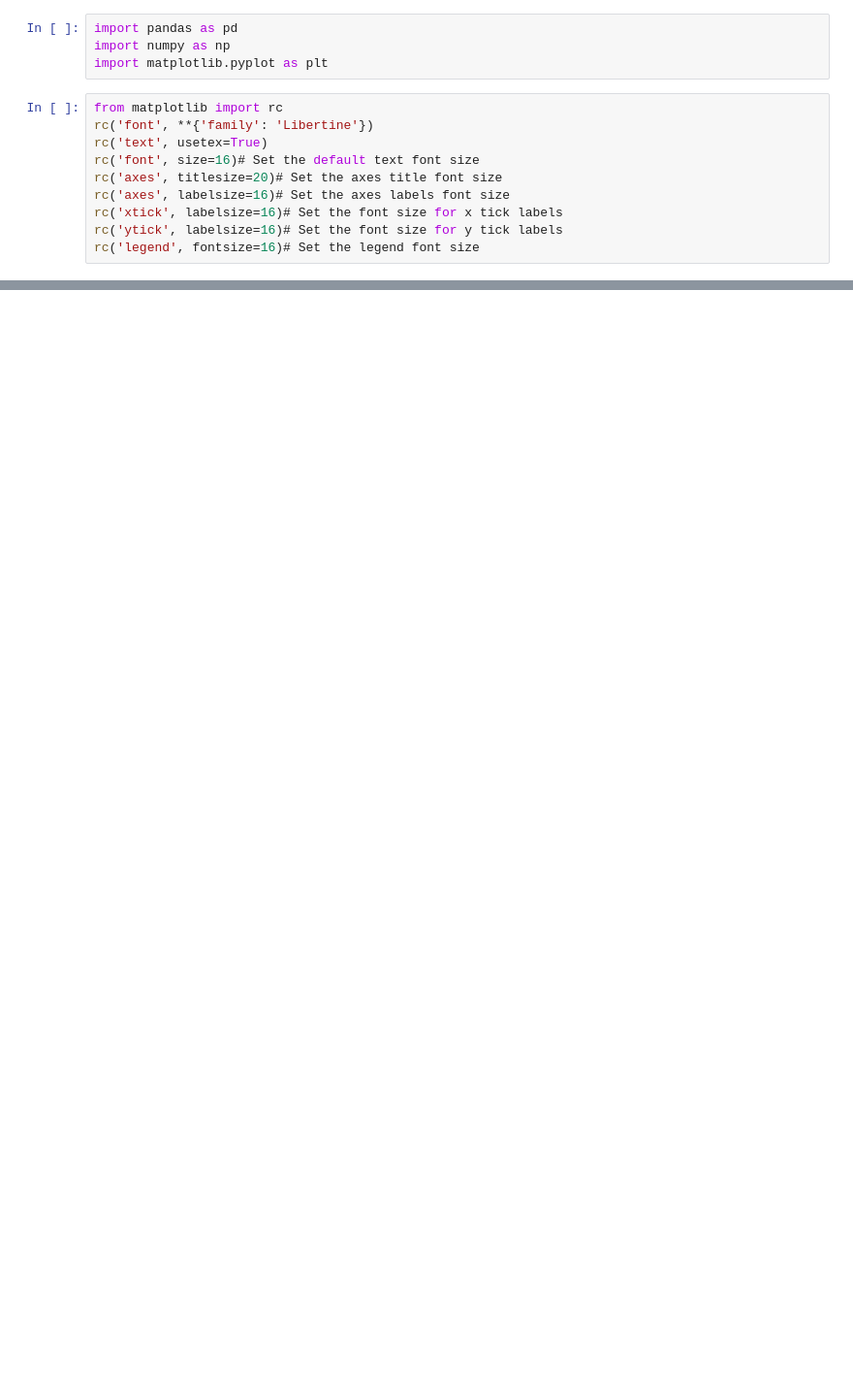
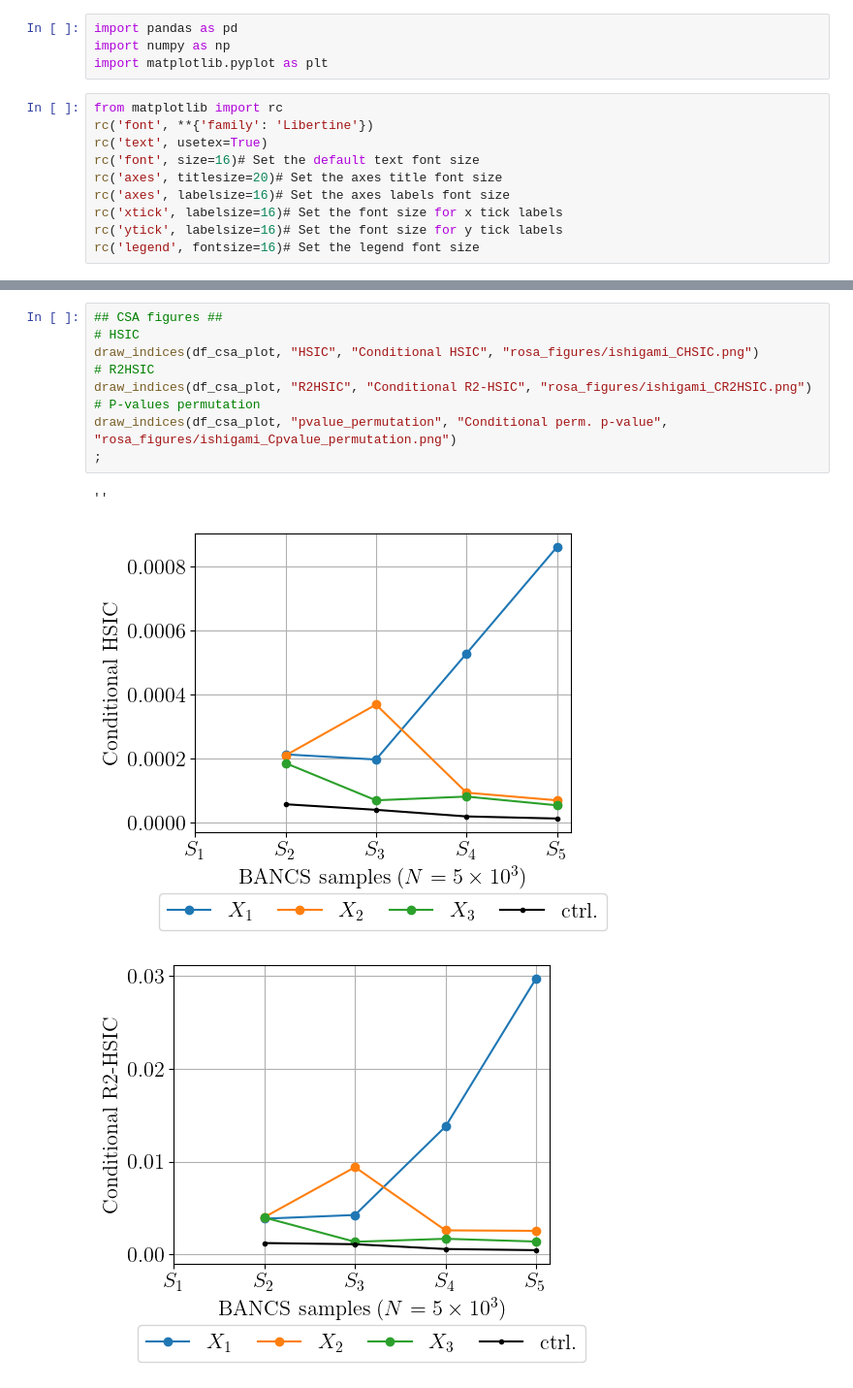
Before and after one commit to efekhari27/bancs, a Jupyter notebook: benchmark/rosa_figures.ipynb, the cells around one changed output, grey strips where cells are left out. Shown: that part at 97% size. Saved outputs shown, nothing was run; the diff lists cells and outputs as text; blank space fills up the shorter version.

```diff
--- a/benchmark/rosa_figures.ipynb
+++ b/benchmark/rosa_figures.ipynb
@@ -80,0 +112,13 @@ draw_indices(df_csa_plot, "pvalue_permutation", "Conditional permutation p-value
+# %%
+## CSA figures ##
+# HSIC
+draw_indices(df_csa_plot, "HSIC", "Conditional HSIC", "rosa_figures/ishigami_CHSIC.png")
+# R2HSIC
+draw_indices(df_csa_plot, "R2HSIC", "Conditional R2-HSIC", "rosa_figures/ishigami_CR2HSIC.png")
+# P-values permutation
+draw_indices(df_csa_plot, "pvalue_permutation", "Conditional perm. p-value", "rosa_figures/ishigami_Cpvalue_permutation.png")
+;
+# %% [output]
+''
+[figure, added]
+[figure, added]
```
Also changed, not shown: parts of 10 cells of this notebook, 35 other files.
